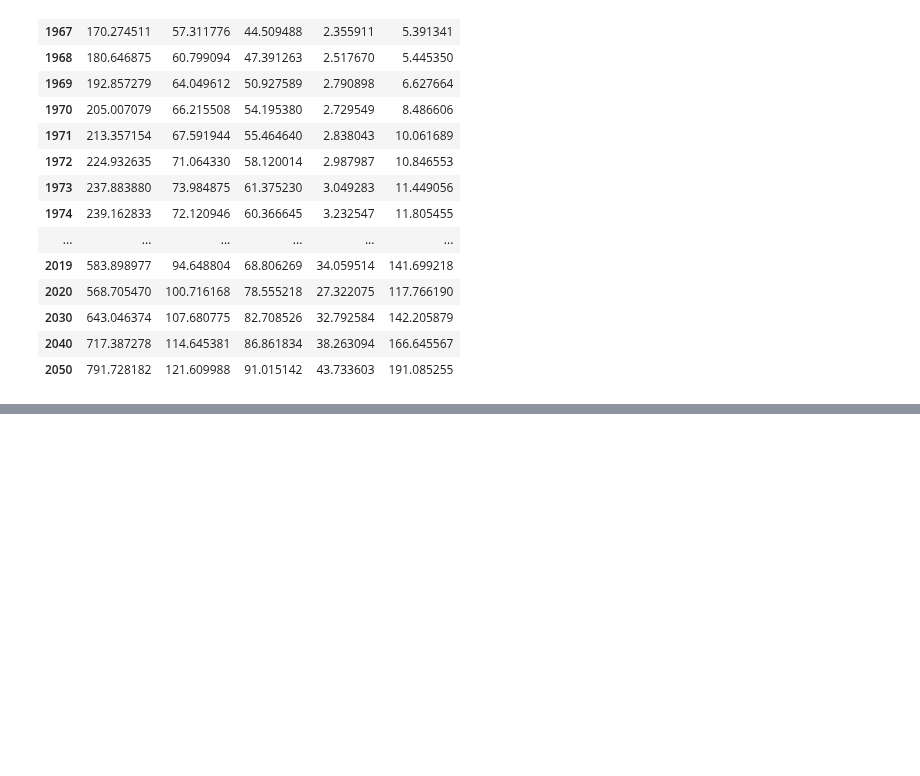
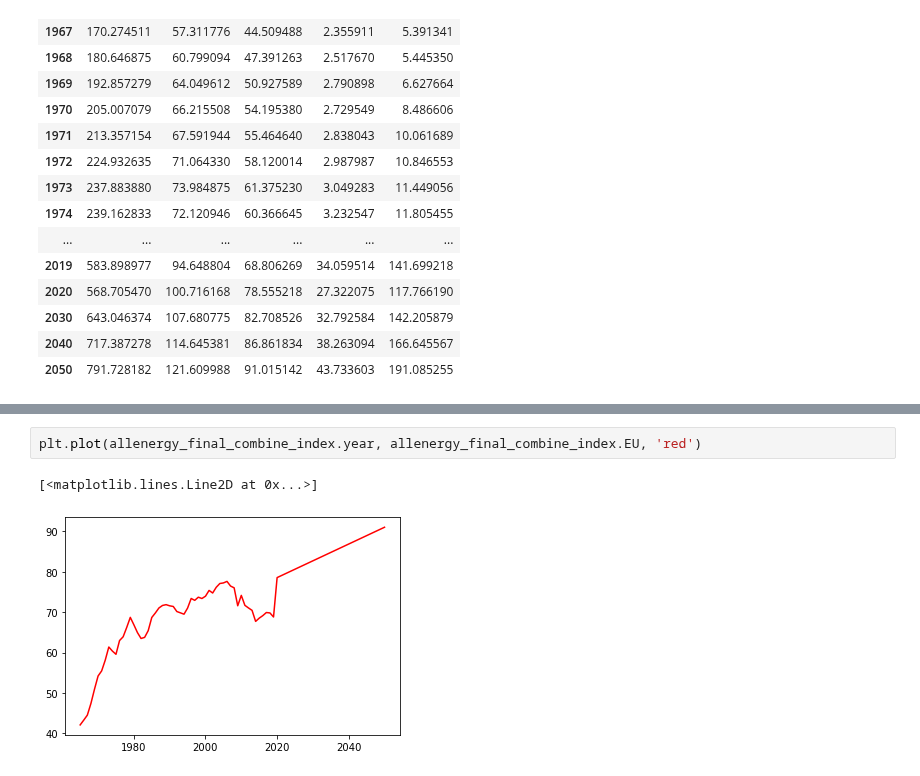
Before and after one commit to yuyhong23/One-Hot_Future, a Jupyter notebook: goals_prediction_ML_tara/allenergy_prediction-adjust_export_data_format.ipynb, the cells around one changed output, grey strips where cells are left out. Saved outputs shown, nothing was run; the diff lists cells and outputs as text; blank space fills up the shorter version.

```diff
--- a/goals_prediction_ML_tara/allenergy_prediction-adjust_export_data_format.ipynb
+++ b/goals_prediction_ML_tara/allenergy_prediction-adjust_export_data_format.ipynb
@@ -350,0 +195,5 @@ us_allenergy
+# %%
+plt.plot(allenergy_final_combine_index.year, allenergy_final_combine_index.EU, 'red')
+# %% [output]
+[<matplotlib.lines.Line2D at 0x...>]
+[figure, added]
```
Also changed, not shown: parts of 28 cells of this notebook, 7 other files.
